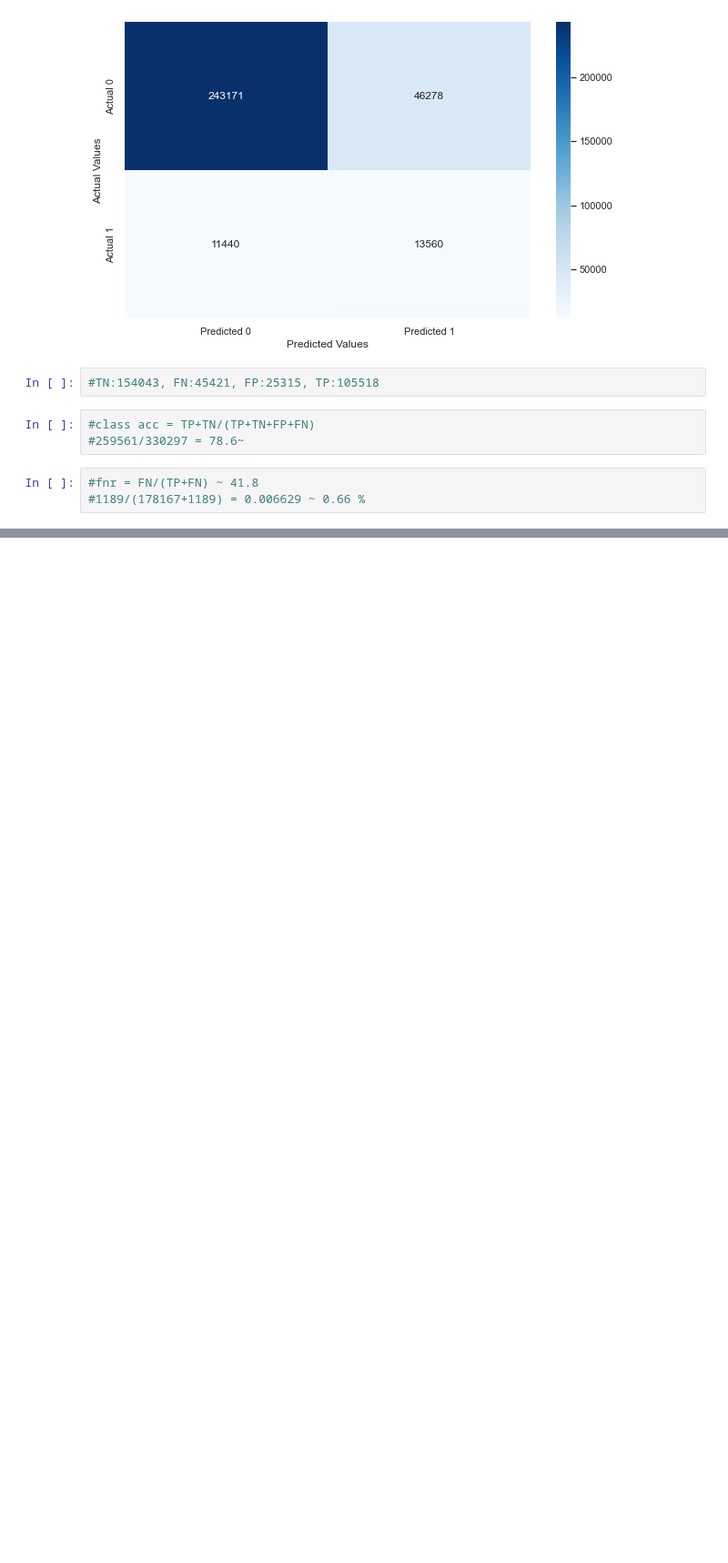
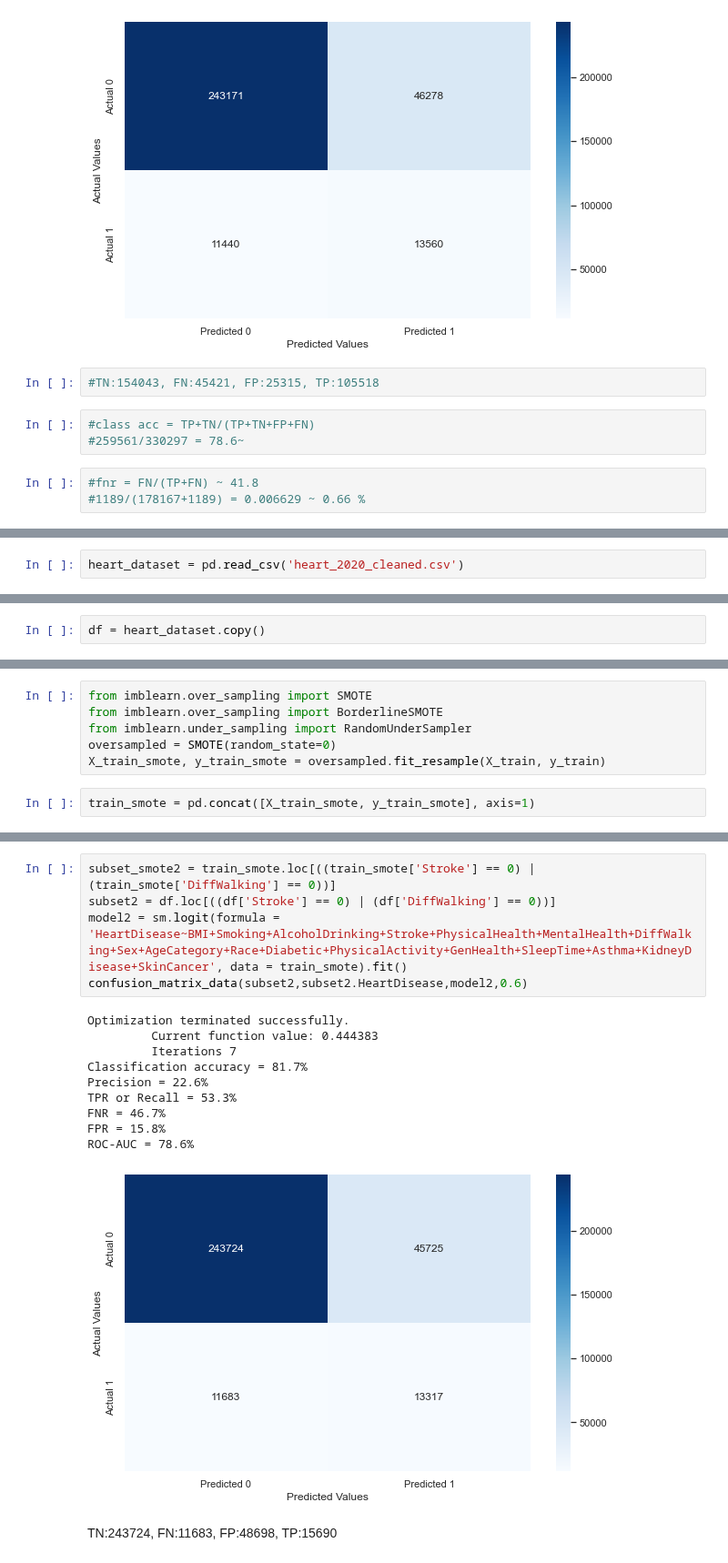
Before and after one commit to JerayuT/Group-5-WQ23-Data-Science, a Jupyter notebook: project_analysis_heart_disease.ipynb, the cells around one changed output, grey strips where cells are left out. Shown at 91% size. Drawn from its saved outputs; the diff is of its cells as text; blank space fills up the shorter version.

```diff
--- a/project_analysis_heart_disease.ipynb
+++ b/project_analysis_heart_disease.ipynb
@@ -1093,0 +1058,2 @@ ROC-AUC = 78.9%
+# %%
+heart_dataset = pd.read_csv('heart_2020_cleaned.csv')
@@ -1093,0 +1069,2 @@ ROC-AUC = 78.9%
+# %%
+df = heart_dataset.copy()
@@ -1093,0 +1097,8 @@ ROC-AUC = 78.9%
+# %%
+from imblearn.over_sampling import SMOTE
+from imblearn.over_sampling import BorderlineSMOTE
+from imblearn.under_sampling import RandomUnderSampler
+oversampled = SMOTE(random_state=0)
+X_train_smote, y_train_smote = oversampled.fit_resample(X_train, y_train)
+# %%
+train_smote = pd.concat([X_train_smote, y_train_smote], axis=1)
@@ -1093,0 +1157,18 @@ ROC-AUC = 78.9%
+# %%
+subset_smote2 = train_smote.loc[((train_smote['Stroke'] == 0) | (train_smote['DiffWalking'] == 0))]
+subset2 = df.loc[((df['Stroke'] == 0) | (df['DiffWalking'] == 0))]
+model2 = sm.logit(formula = 'HeartDisease~BMI+Smoking+AlcoholDrinking+Stroke+PhysicalHealth+MentalHealth+DiffWalking+Sex+AgeCategory+Race+Diabetic+PhysicalActivity+GenHealth+SleepTime+Asthma+KidneyDisease+SkinCancer', data = train_smote).fit()
+confusion_matrix_data(subset2,subset2.HeartDisease,model2,0.6)
+# %% [output]
+Optimization terminated successfully.
+         Current function value: 0.444383
+         Iterations 7
+Classification accuracy = 81.7%
+Precision = 22.6%
+TPR or Recall = 53.3%
+FNR = 46.7%
+FPR = 15.8%
+ROC-AUC = 78.6%
+[figure, added]
+# %% [markdown]
+TN:243724, FN:11683, FP:48698, TP:15690
```
Also changed, not shown: parts of 29 cells of this notebook.
